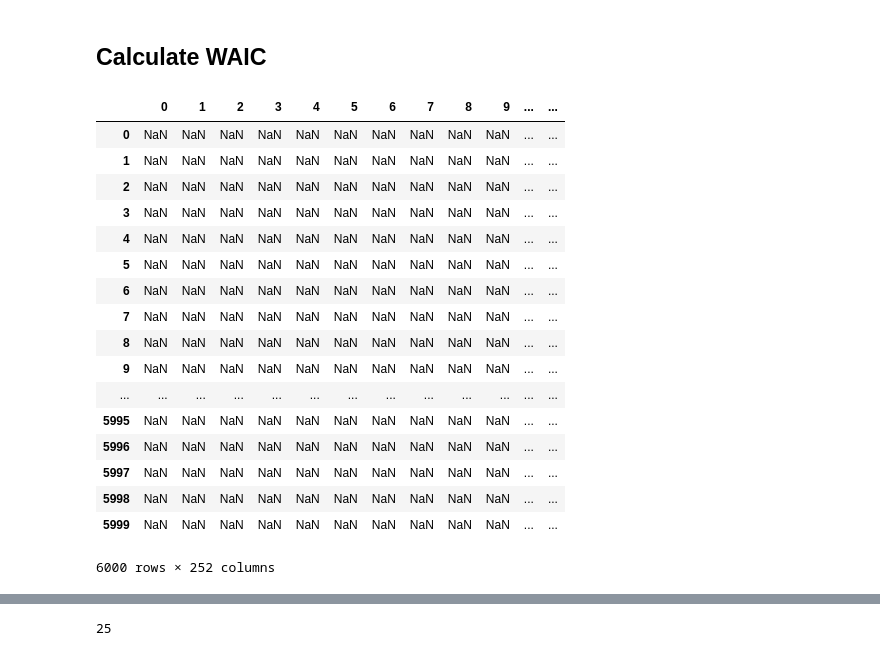
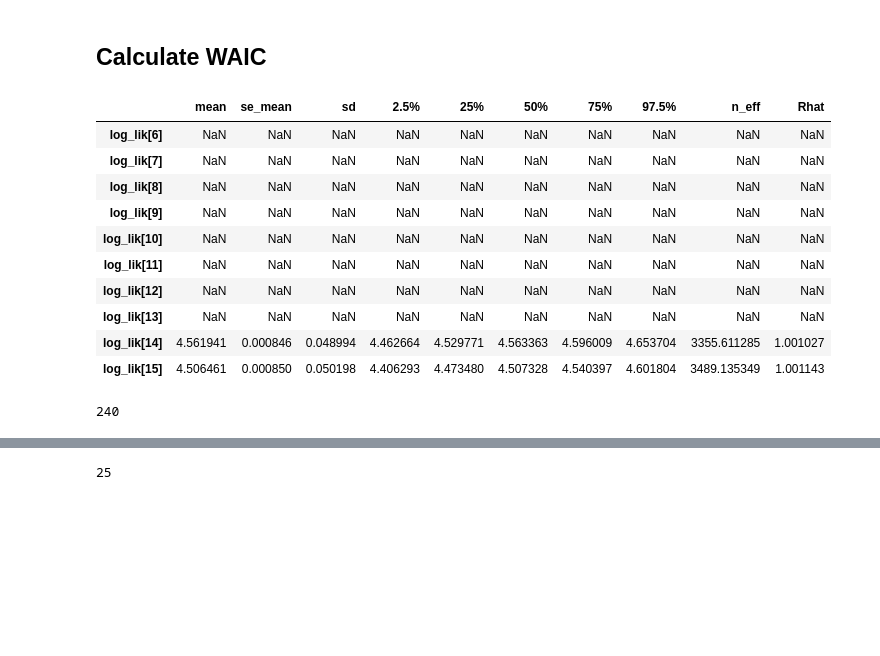
Before and after one commit to ahotaling/STAT_330_Project, a Jupyter notebook: Notebooks/bayesian_ARIMA_model_seasonal.ipynb, the cells around one changed output, grey strips where cells are left out. Cells and saved outputs as stored; diff of their text form; code cells hidden in the pictures; blank space fills up the shorter version.

```diff
--- a/Notebooks/bayesian_ARIMA_model_seasonal.ipynb
+++ b/Notebooks/bayesian_ARIMA_model_seasonal.ipynb
@@ -756,27 +756,24 @@ prediction_plots(dates[S+1:], y[S+1:], prediction_transformed, 12, xlim = [200,
 ## Calculate WAIC
 # %%
 log_lik_data = pd.DataFrame(fit['log_lik'])
-# %%
-log_lik_data
-# %% [output]
-|  | 0 | 1 | 2 | 3 | 4 | 5 | 6 | 7 | 8 | 9 | ... | ... |
-| 0 | NaN | NaN | NaN | NaN | NaN | NaN | NaN | NaN | NaN | NaN | ... | ... |
-| 1 | NaN | NaN | NaN | NaN | NaN | NaN | NaN | NaN | NaN | NaN | ... | ... |
-| 2 | NaN | NaN | NaN | NaN | NaN | NaN | NaN | NaN | NaN | NaN | ... | ... |
-| 3 | NaN | NaN | NaN | NaN | NaN | NaN | NaN | NaN | NaN | NaN | ... | ... |
-| 4 | NaN | NaN | NaN | NaN | NaN | NaN | NaN | NaN | NaN | NaN | ... | ... |
-| 5 | NaN | NaN | NaN | NaN | NaN | NaN | NaN | NaN | NaN | NaN | ... | ... |
-| 6 | NaN | NaN | NaN | NaN | NaN | NaN | NaN | NaN | NaN | NaN | ... | ... |
-| 7 | NaN | NaN | NaN | NaN | NaN | NaN | NaN | NaN | NaN | NaN | ... | ... |
-| 8 | NaN | NaN | NaN | NaN | NaN | NaN | NaN | NaN | NaN | NaN | ... | ... |
-| 9 | NaN | NaN | NaN | NaN | NaN | NaN | NaN | NaN | NaN | NaN | ... | ... |
-| ... | ... | ... | ... | ... | ... | ... | ... | ... | ... | ... | ... | ... |
-| 5995 | NaN | NaN | NaN | NaN | NaN | NaN | NaN | NaN | NaN | NaN | ... | ... |
-| 5996 | NaN | NaN | NaN | NaN | NaN | NaN | NaN | NaN | NaN | NaN | ... | ... |
-| 5997 | NaN | NaN | NaN | NaN | NaN | NaN | NaN | NaN | NaN | NaN | ... | ... |
-| 5998 | NaN | NaN | NaN | NaN | NaN | NaN | NaN | NaN | NaN | NaN | ... | ... |
-| 5999 | NaN | NaN | NaN | NaN | NaN | NaN | NaN | NaN | NaN | NaN | ... | ... |
-6000 rows × 252 columns
+# %%
+df.iloc[-500:-490]
+# %% [output]
+|  | mean | se_mean | sd | 2.5% | 25% | 50% | 75% | 97.5% | n_eff | Rhat |
+| log_lik[6] | NaN | NaN | NaN | NaN | NaN | NaN | NaN | NaN | NaN | NaN |
+| log_lik[7] | NaN | NaN | NaN | NaN | NaN | NaN | NaN | NaN | NaN | NaN |
+| log_lik[8] | NaN | NaN | NaN | NaN | NaN | NaN | NaN | NaN | NaN | NaN |
+| log_lik[9] | NaN | NaN | NaN | NaN | NaN | NaN | NaN | NaN | NaN | NaN |
+| log_lik[10] | NaN | NaN | NaN | NaN | NaN | NaN | NaN | NaN | NaN | NaN |
+| log_lik[11] | NaN | NaN | NaN | NaN | NaN | NaN | NaN | NaN | NaN | NaN |
+| log_lik[12] | NaN | NaN | NaN | NaN | NaN | NaN | NaN | NaN | NaN | NaN |
+| log_lik[13] | NaN | NaN | NaN | NaN | NaN | NaN | NaN | NaN | NaN | NaN |
+| log_lik[14] | 4.561941 | 0.000846 | 0.048994 | 4.462664 | 4.529771 | 4.563363 | 4.596009 | 4.653704 | 3355.611285 | 1.001027 |
+| log_lik[15] | 4.506461 | 0.000850 | 0.050198 | 4.406293 | 4.473480 | 4.507328 | 4.540397 | 4.601804 | 3489.135349 | 1.001143 |
+# %%
+print(T)
+# %% [output]
+240
 # %%
 # calculate WAIC
 
```
Also changed, not shown: parts of 16 cells of this notebook, 11 other files.
